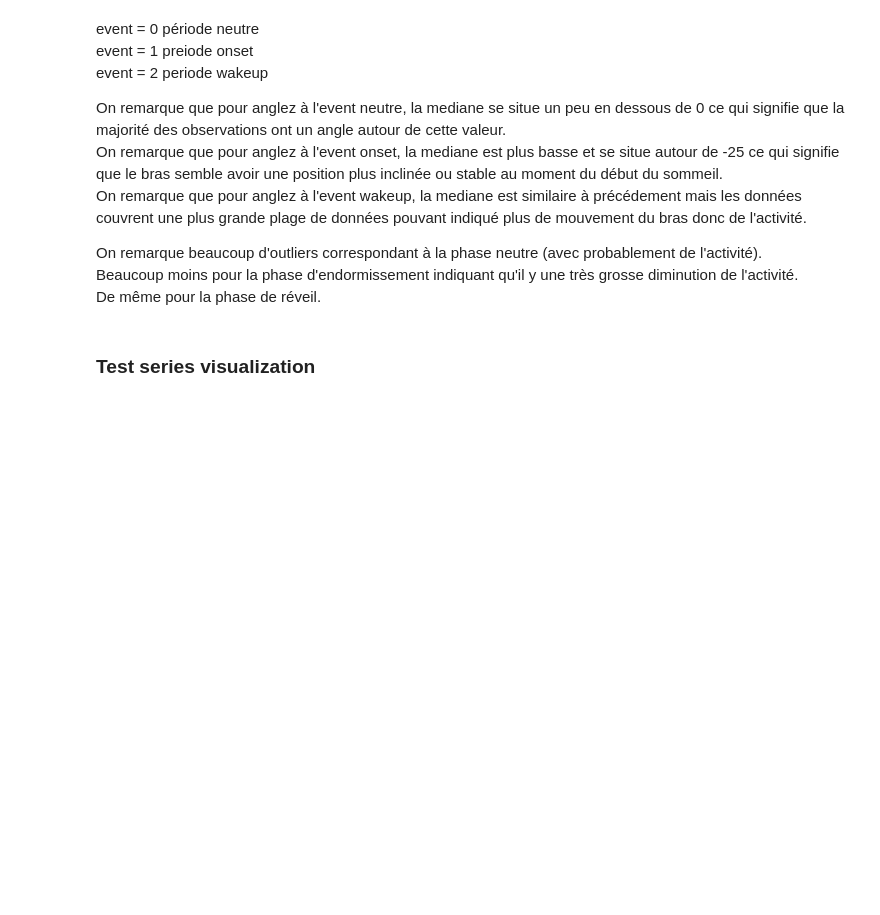
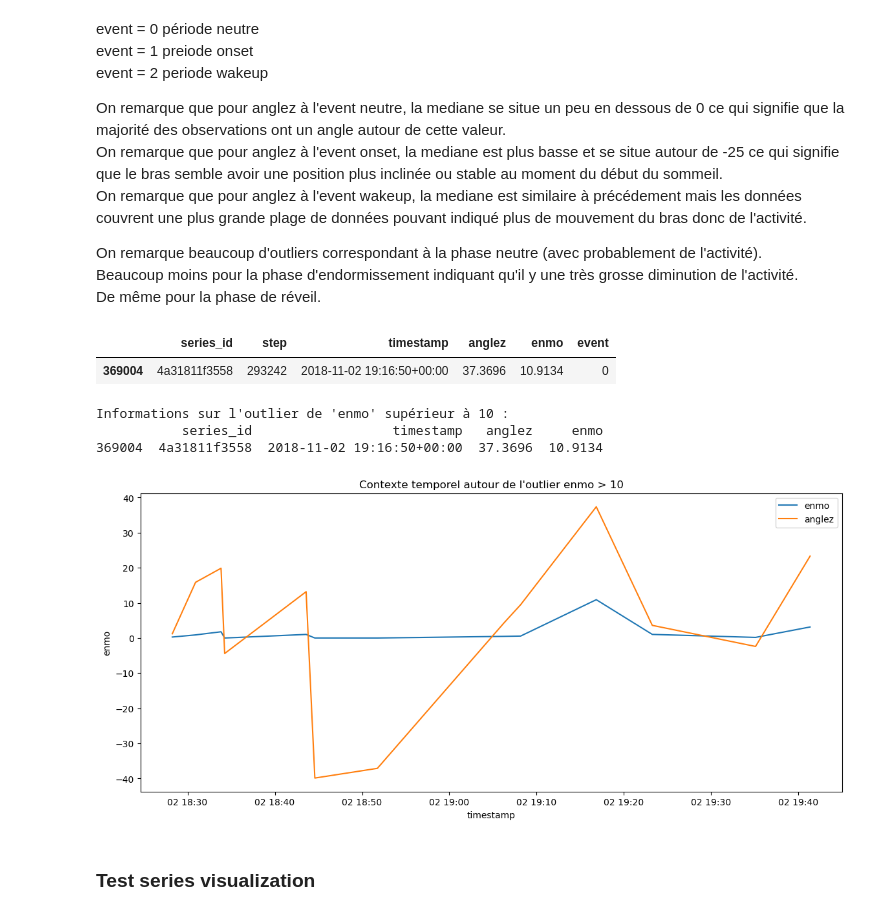
Before and after one commit to theo-serralta/sleep-states, a Jupyter notebook: src/visualization_theo.ipynb, the cells around one changed output. Saved outputs shown, nothing was run; the diff lists cells and outputs as text; code cells hidden in the pictures; blank space fills up the shorter version.

```diff
--- a/src/visualization_theo.ipynb
+++ b/src/visualization_theo.ipynb
@@ -319,6 +402,48 @@ On remarque que pour anglez à l'event wakeup, la mediane est similaire à préc
 On remarque beaucoup d'outliers correspondant à la phase neutre (avec probablement de l'activité).
 Beaucoup moins pour la phase d'endormissement indiquant qu'il y une très grosse diminution de l'activité.
 De même pour la phase de réveil.
+# %%
+# Filtrer les valeurs de 'enmo' supérieures à 10 pour identifier les outliers
+outliers_enmo = train_series[train_series['enmo'] > 10]
+outliers_enmo
+# %% [output]
+|  | series_id | step | timestamp | anglez | enmo | event |
+| 369004 | 4a31811f3558 | 293242 | 2018-11-02 19:16:50+00:00 | 37.3696 | 10.9134 | 0 |
+# %%
+# Afficher les informations de l'outlier
+print("Informations sur l'outlier de 'enmo' supérieur à 10 :")
+print(outliers_enmo[['series_id', 'timestamp', 'anglez', 'enmo']])
+# %% [output]
+Informations sur l'outlier de 'enmo' supérieur à 10 :
+           series_id                  timestamp   anglez     enmo
+369004  4a31811f3558  2018-11-02 19:16:50+00:00  37.3696  10.9134
+# %%
+# Conversion de la colonne 'timestamp' en datetime
+train_series['timestamp'] = pd.to_datetime(train_series['timestamp'], errors='coerce')
+
+# Filtrer les valeurs de 'enmo' supérieures à 10 pour identifier les outliers
+outliers_enmo = train_series[train_series['enmo'] > 10]
+
+# Rechercher le timestamp et series_id de l'outlier
+outlier_timestamp = outliers_enmo.iloc[0]['timestamp']  # Timestamp de l'outlier
+series_id_outlier = outliers_enmo.iloc[0]['series_id']  # Series ID de l'outlier
+
+# Filtrer pour une plage temporelle autour de cet outlier
+context_data = train_series[
+    (train_series['series_id'] == series_id_outlier) &
+    (train_series['timestamp'] >= outlier_timestamp - pd.Timedelta(minutes=60)) &
+    (train_series['timestamp'] <= outlier_timestamp + pd.Timedelta(minutes=60))
+]
+
+# Visualiser 'enmo' et 'anglez' autour de cet outlier
+plt.figure(figsize=(14, 6))
+sns.lineplot(x='timestamp', y='enmo', data=context_data, label='enmo')
+sns.lineplot(x='timestamp', y='anglez', data=context_data, label='anglez')
+plt.title('Contexte temporel autour de l\'outlier enmo > 10')
+plt.legend()
+plt.show()
+# %% [output]
+[figure, added]
 # %% [markdown]
 ### Test series visualization
 # %%
```
Also changed, not shown: parts of 12 cells of this notebook.
